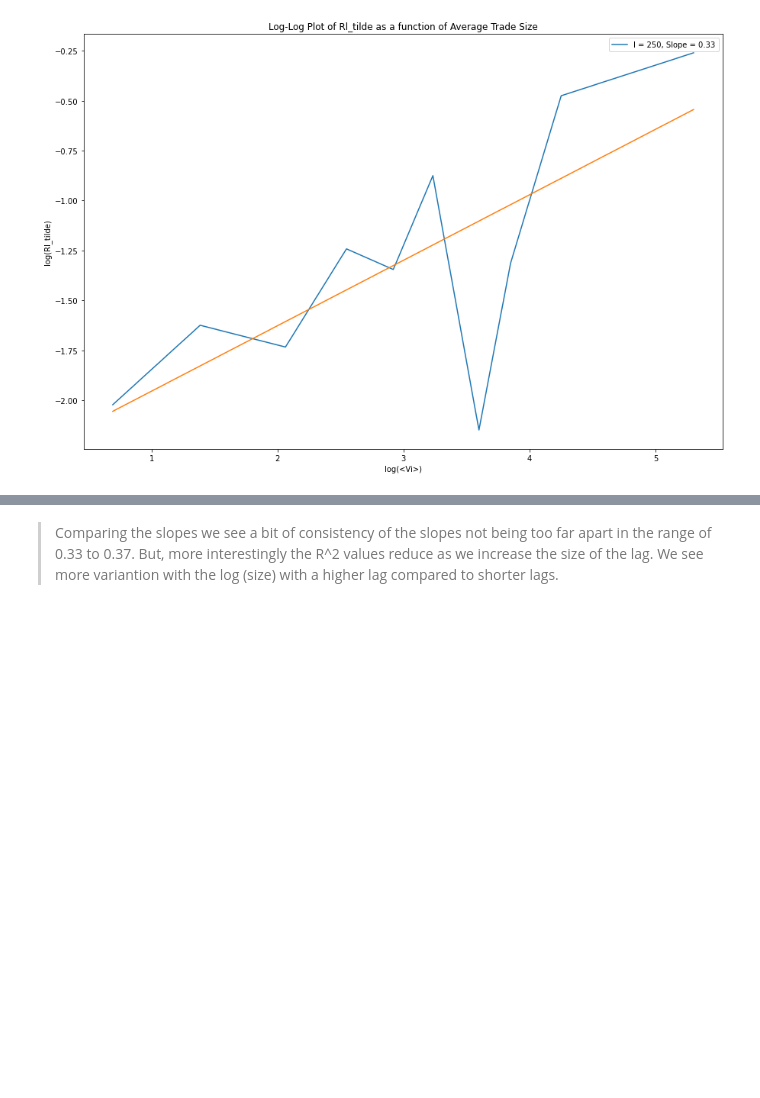
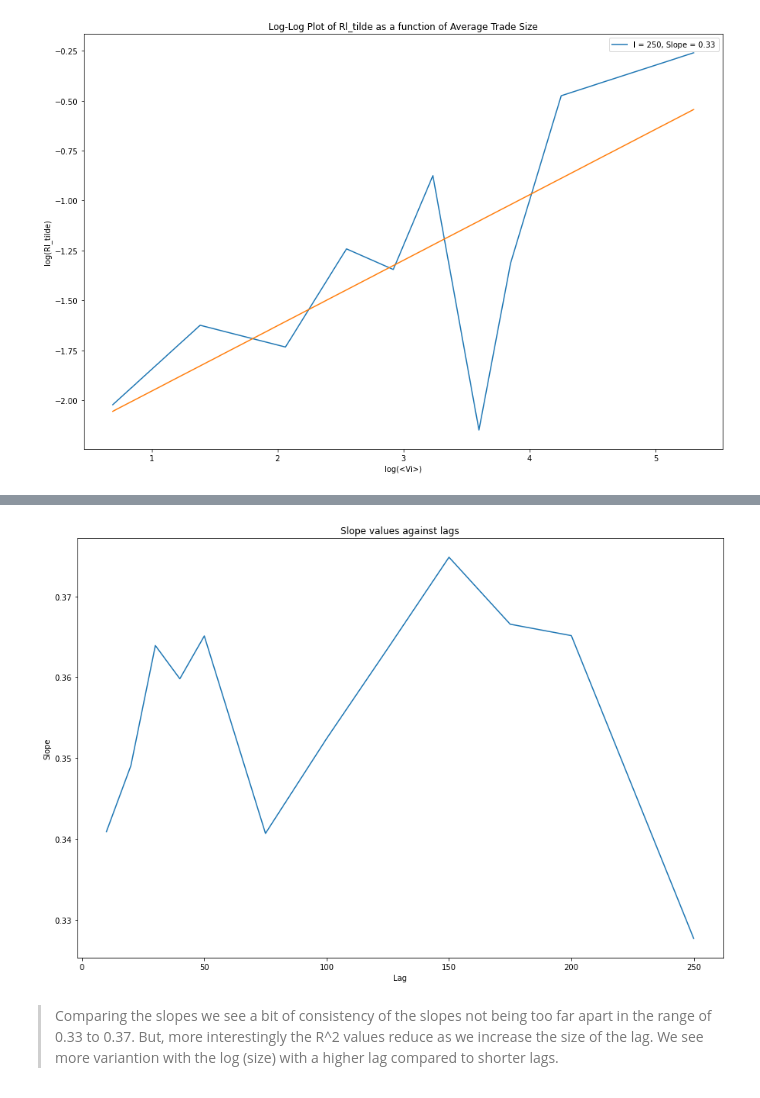
Before and after one commit to alanwake47/FINM-37601-Mathematical-Market-Microstructure, a Jupyter notebook: hw3/hw3_aman.ipynb, the cells around one changed output, grey strips where cells are left out. Saved outputs shown, nothing was run; the diff lists cells and outputs as text; code cells hidden in the pictures; blank space fills up the shorter version.

```diff
--- a/hw3/hw3_aman.ipynb
+++ b/hw3/hw3_aman.ipynb
@@ -311,2 +385,12 @@ for l in lags:
+# %%
+#plot the slope values against lags
+plt.figure(figsize=(15, 10))
+plt.plot(lags, slope_values)
+plt.xlabel('Lag')
+plt.ylabel('Slope')
+plt.title('Slope values against lags')
+plt.show()
+# %% [output]
+[figure, added]
 # %% [markdown]
 > Comparing the slopes we see a bit of consistency of the slopes not being too far apart in the range of 0.33 to 0.37. But, more interestingly the R^2 values reduce as we increase the size of the lag. We see more variantion with the log<V> (size) with a higher lag compared to shorter lags.
```
Also changed, not shown: parts of 4 cells of this notebook.
